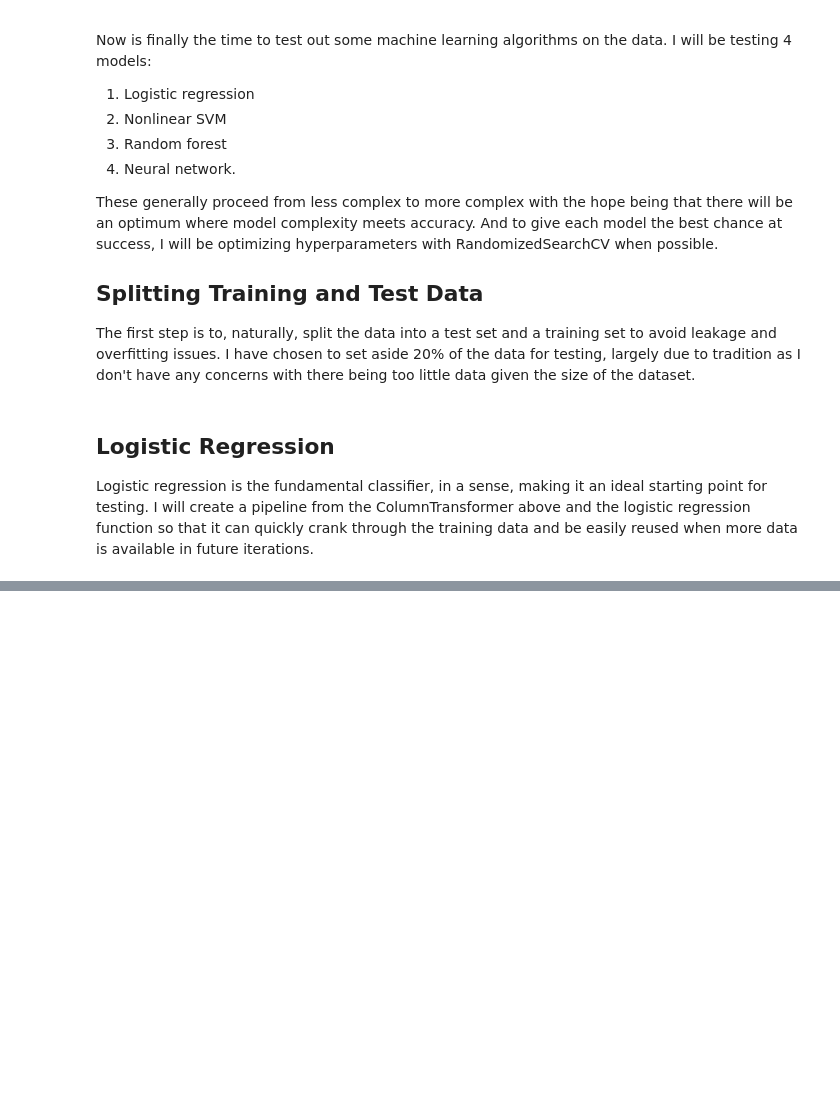
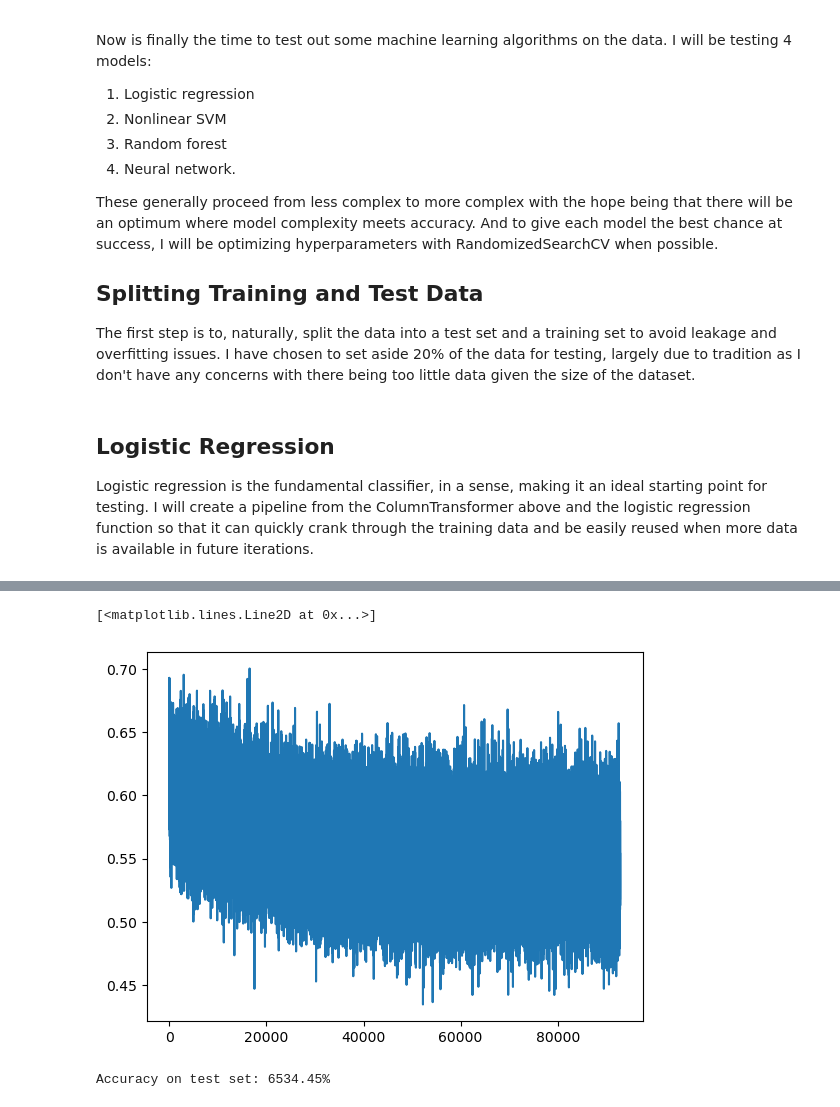
Before and after one commit to dlosowyj/flight-delay-forecasting, a Jupyter notebook: flight_delay_classifier_v3.ipynb, the cells around one changed output, grey strips where cells are left out. Cells and saved outputs as stored; diff of their text form; code cells hidden in the pictures; blank space fills up the shorter version.

Commit message:
Updated classifier notebook to include 4 models.

```diff
--- a/flight_delay_classifier_v3.ipynb
+++ b/flight_delay_classifier_v3.ipynb
@@ -16,8 +16,8 @@ import matplotlib.pyplot as plt
 ### Loading the Data
 My first step is to physically load the data. Since last time, I have aggregated all of the flight info for PDX into a single file containing every carrier's data. I will load this and the weather data into two dataframes.
 # %%
-delay_df = pd.read_csv('C:/Users/dloso/Documents/Data Science/flight-delay-forecasting/data/delays/concatenated_delays/PDX_delays.csv')
-weather_df = pd.read_csv('C:/Users/dloso/Documents/Data Science/flight-delay-forecasting/data/weather/PDX_weather.csv')
+delay_df = pd.read_csv('data/delays/concatenated_delays/PDX_delays.csv')
+weather_df = pd.read_csv('data/weather/PDX_weather.csv')
 # %%
 delay_df.info();
 # %% [output]
@@ -237,7 +244,7 @@ impute_tail = GroupedModeImputer(group_cols=['Carrier Code', 'Destination Airpor
 
 cat_pipeline = Pipeline([
     ('fill_tail', impute_tail),
-    ('encode', OneHotEncoder(handle_unknown='ignore', sparse_output=False))
+    ('encode', OneHotEncoder(handle_unknown='ignore'))
 ])
 # %% [markdown]
 ## Cyclic Transformations of DayOfYear and Hour
@@ -315,0 +587,36 @@ logistic_f1 = f1_score(y_test, logistic_pred)
+# %%
+import torch.optim as optim
+from torch.optim.lr_scheduler import ExponentialLR
+
+criterion = nn.BCELoss() # Binary Cross-Entropy Loss
+optimizer = optim.Adam(model.parameters(), lr=0.001)
+scheduler = ExponentialLR(optimizer, gamma=0.9)
+# %%
+epochs = 50
+losses = []
+
+for epoch in range(epochs):
+    for inputs, labels in train_loader:
+        # Put data on gpu
+        inputs, labels = inputs.to(device), labels.to(device)
+
+        # Zero the parameter gradients
+        optimizer.zero_grad()
+
+        # Forward pass
+        outputs = model(inputs)
+
+        # Reshape labels to match output shape (e.g., (batch_size, 1))
+        labels = labels.unsqueeze(1).float()
+        labels = labels.float()
+        loss = criterion(outputs, labels)
+        losses.append(loss.item())
+
+        # Backward pass and optimization
+        loss.backward()
+        optimizer.step()
+
+    if epoch % 5 == 0:
+        print(f'Epoch {epoch+1}/{epochs}, Loss: {loss.item():.4f}')
+
+    scheduler.step()
@@ -315,0 +634,31 @@ logistic_f1 = f1_score(y_test, logistic_pred)
+# %%
+plt.plot(losses)
+# %% [output]
+[<matplotlib.lines.Line2D at 0x...>]
+[figure, added]
+# %%
+correct = 0
+total = 0
+
+# Set model to evaluation mode
+model.eval()
+
+with torch.no_grad():
+    for inputs, labels in test_loader:
+        # Put data on gpu
+        inputs, labels = inputs.to(device), labels.to(device)
+
+        # Forward pass: get raw predictions (logits)
+        outputs = model(inputs)
+
+        # Determine the predicted class index (highest score)
+        predicted = torch.round(outputs.data)
+
+        # Accumulate metrics
+        total += labels.size(0)
+        correct += (predicted == labels).sum().item()
+
+accuracy = 100 * correct / total
+print(f'Accuracy on test set: {accuracy:.2f}%')
+# %% [output]
+Accuracy on test set: 6534.45%
```
Also changed, not shown: parts of 20 cells of this notebook.
